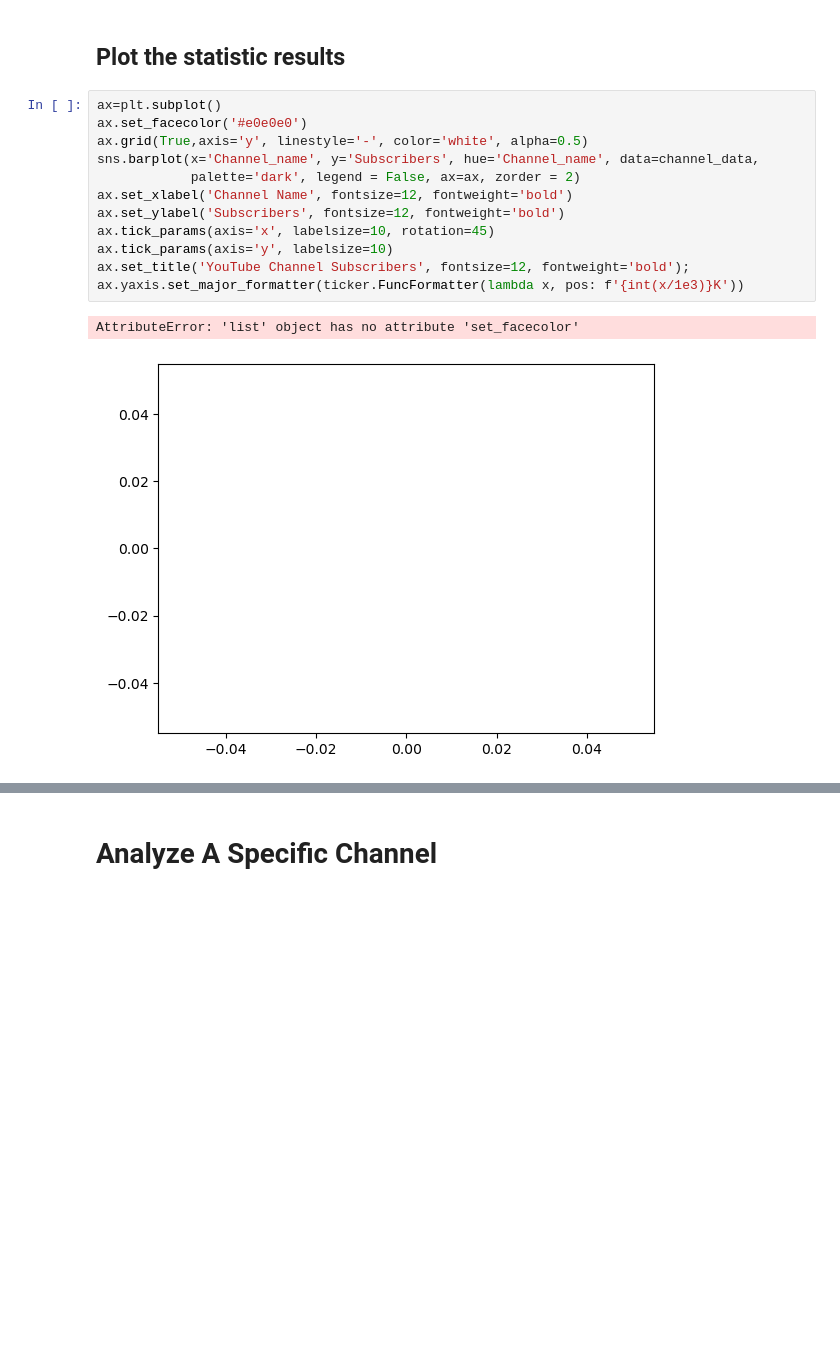
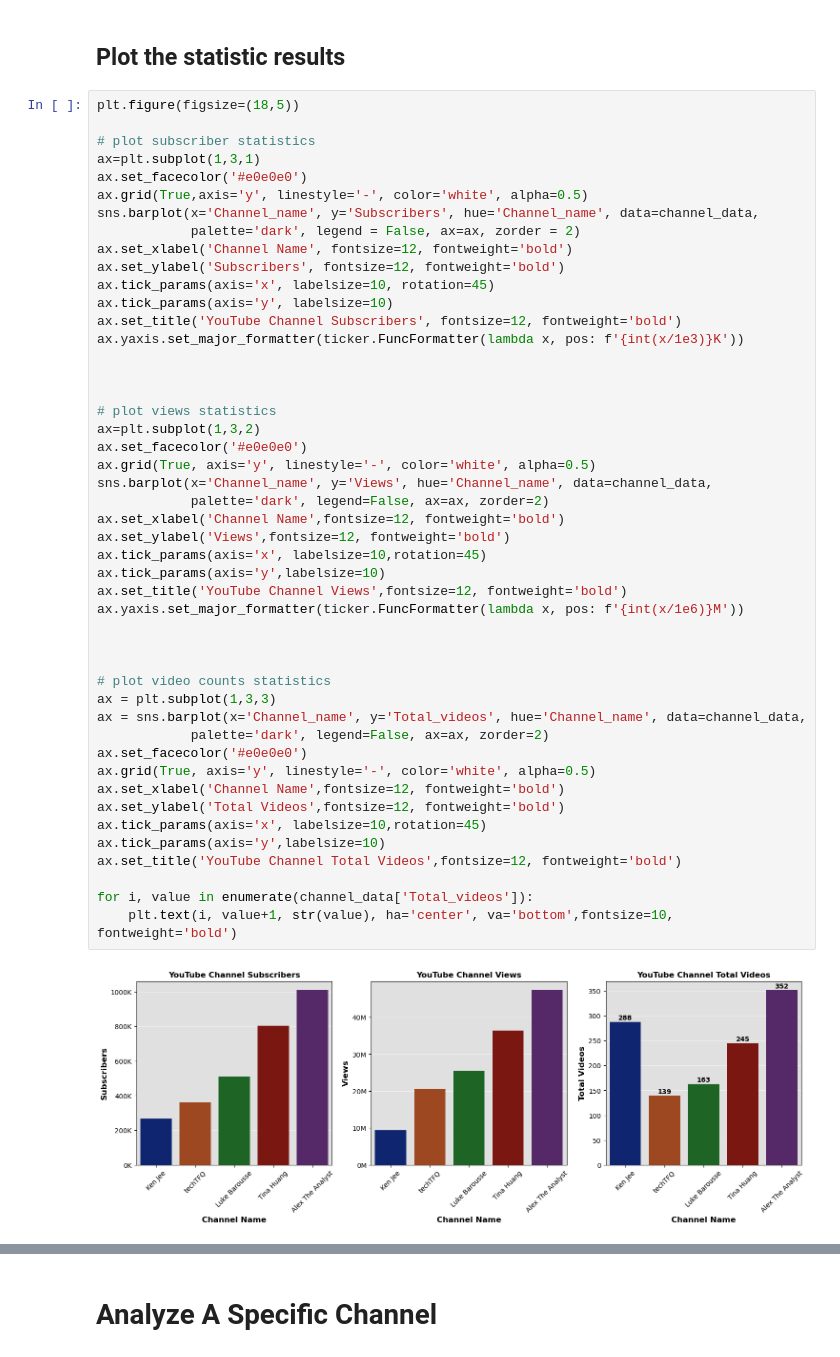
Before and after one commit to LiLuo086/youtube-data-analysis-case-study, a Jupyter notebook: YouTube-DA-Project/YouTube-DA-Project.ipynb, the cells around one changed output, grey strips where cells are left out. Drawn from its saved outputs; the diff is of its cells as text; blank space fills up the shorter version.

```diff
--- a/YouTube-DA-Project/YouTube-DA-Project.ipynb
+++ b/YouTube-DA-Project/YouTube-DA-Project.ipynb
@@ -94,17 +94,51 @@ channel_data = channel_data.sort_values(by='Subscribers', ascending=True)
 # %% [markdown]
 ## Plot the statistic results
 # %%
-ax=plt.subplot()
+plt.figure(figsize=(18,5))
+
+# plot subscriber statistics
+ax=plt.subplot(1,3,1)
 ax.set_facecolor('#e0e0e0')
 ax.grid(True,axis='y', linestyle='-', color='white', alpha=0.5)
 sns.barplot(x='Channel_name', y='Subscribers', hue='Channel_name', data=channel_data,
             palette='dark', legend = False, ax=ax, zorder = 2)
 ax.set_xlabel('Channel Name', fontsize=12, fontweight='bold')
 ax.set_ylabel('Subscribers', fontsize=12, fontweight='bold')
 ax.tick_params(axis='x', labelsize=10, rotation=45)
 ax.tick_params(axis='y', labelsize=10)
-ax.set_title('YouTube Channel Subscribers', fontsize=12, fontweight='bold');
+ax.set_title('YouTube Channel Subscribers', fontsize=12, fontweight='bold')
 ax.yaxis.set_major_formatter(ticker.FuncFormatter(lambda x, pos: f'{int(x/1e3)}K'))
+
+
+
+# plot views statistics
+ax=plt.subplot(1,3,2)
+ax.set_facecolor('#e0e0e0')
+ax.grid(True, axis='y', linestyle='-', color='white', alpha=0.5)
+sns.barplot(x='Channel_name', y='Views', hue='Channel_name', data=channel_data,
+            palette='dark', legend=False, ax=ax, zorder=2)
+ax.set_xlabel('Channel Name',fontsize=12, fontweight='bold')
+ax.set_ylabel('Views',fontsize=12, fontweight='bold')
+ax.tick_params(axis='x', labelsize=10,rotation=45)
+ax.tick_params(axis='y',labelsize=10)
+ax.set_title('YouTube Channel Views',fontsize=12, fontweight='bold')
+ax.yaxis.set_major_formatter(ticker.FuncFormatter(lambda x, pos: f'{int(x/1e6)}M'))
+
+
+
+# plot video counts statistics
+ax = plt.subplot(1,3,3)
+ax = sns.barplot(x='Channel_name', y='Total_videos', hue='Channel_name', data=channel_data,
+            palette='dark', legend=False, ax=ax, zorder=2)
+ax.set_facecolor('#e0e0e0')
+ax.grid(True, axis='y', linestyle='-', color='white', alpha=0.5)
+ax.set_xlabel('Channel Name',fontsize=12, fontweight='bold')
+ax.set_ylabel('Total Videos',fontsize=12, fontweight='bold')
+ax.tick_params(axis='x', labelsize=10,rotation=45)
+ax.tick_params(axis='y',labelsize=10)
+ax.set_title('YouTube Channel Total Videos',fontsize=12, fontweight='bold')
+
+for i, value in enumerate(channel_data['Total_videos']):
+    plt.text(i, value+1, str(value), ha='center', va='bottom',fontsize=10, fontweight='bold')
 # %% [output]
-AttributeError: 'list' object has no attribute 'set_facecolor'
-[figure, old version]
+[figure, new version]
```
Also changed, not shown: parts of 5 cells of this notebook.
